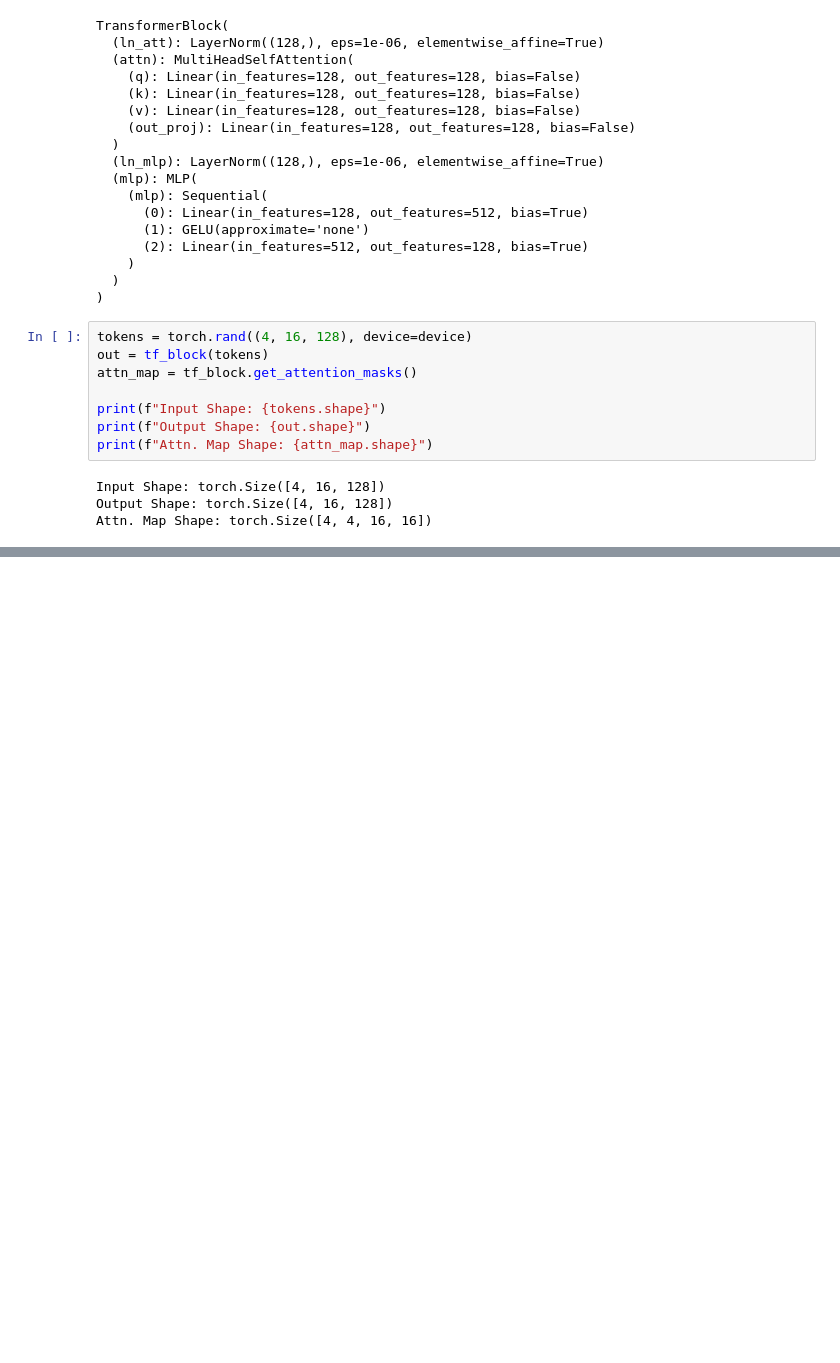
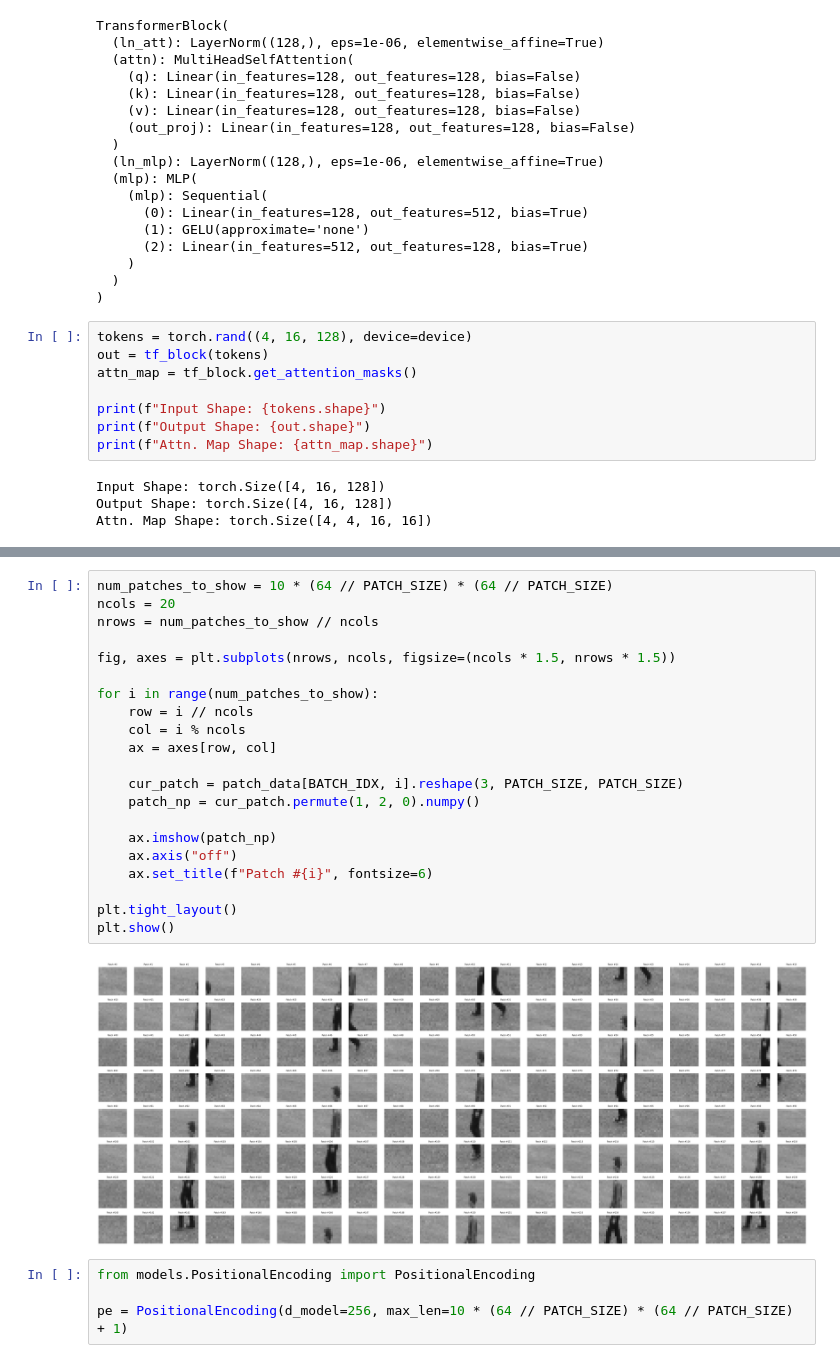
Before and after one commit to kel16/CudaLabTasksSS25, a Jupyter notebook: Session7/Solution7.ipynb, the cells around one changed output, grey strips where cells are left out. Cells and saved outputs as stored; diff of their text form; blank space fills up the shorter version.

```diff
--- a/Session7/Solution7.ipynb
+++ b/Session7/Solution7.ipynb
@@ -103,0 +152,27 @@ Attn. Map Shape: torch.Size([4, 4, 16, 16])
+# %%
+num_patches_to_show = 10 * (64 // PATCH_SIZE) * (64 // PATCH_SIZE)
+ncols = 20
+nrows = num_patches_to_show // ncols
+
+fig, axes = plt.subplots(nrows, ncols, figsize=(ncols * 1.5, nrows * 1.5))
+
+for i in range(num_patches_to_show):
+    row = i // ncols
+    col = i % ncols
+    ax = axes[row, col]
+
+    cur_patch = patch_data[BATCH_IDX, i].reshape(3, PATCH_SIZE, PATCH_SIZE)
+    patch_np = cur_patch.permute(1, 2, 0).numpy()
+
+    ax.imshow(patch_np)
+    ax.axis("off")
+    ax.set_title(f"Patch #{i}", fontsize=6)
+
+plt.tight_layout()
+plt.show()
+# %% [output]
+[figure, added]
+# %%
+from models.PositionalEncoding import PositionalEncoding
+
+pe = PositionalEncoding(d_model=256, max_len=10 * (64 // PATCH_SIZE) * (64 // PATCH_SIZE) + 1)
```
Also changed, not shown: parts of 18 cells of this notebook, 12 other files.
